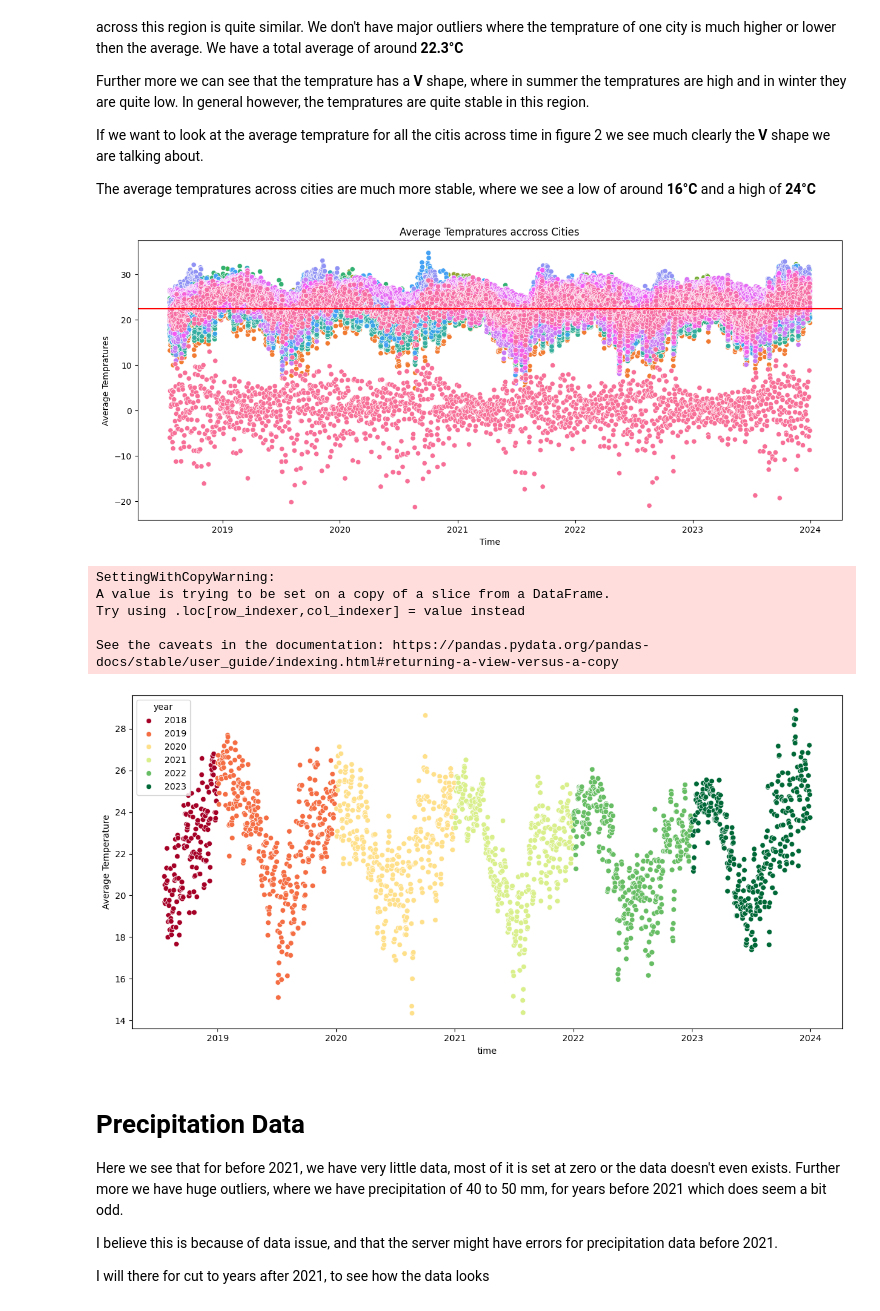
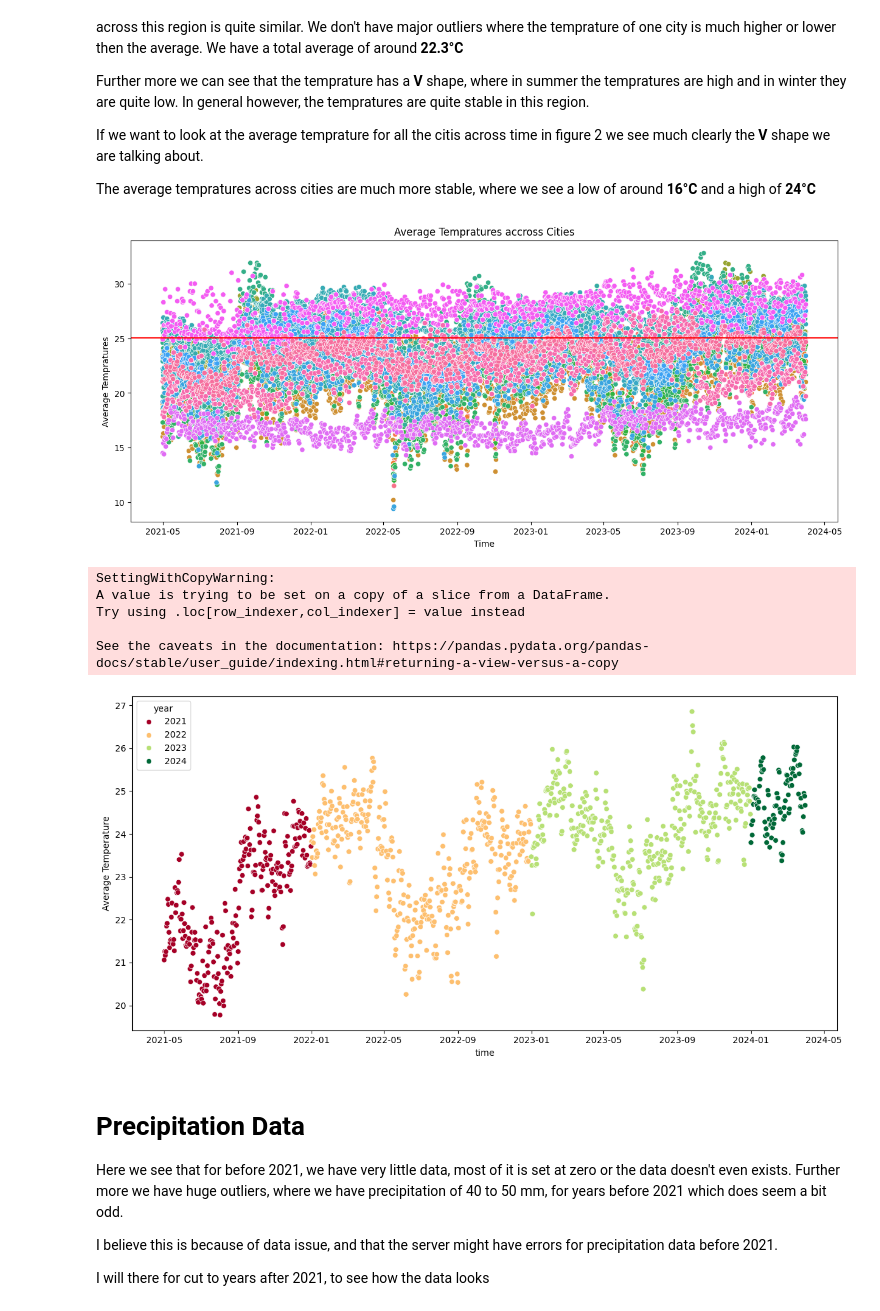
Before and after one commit to maseehfaizan/Project_code, a Jupyter notebook: Master.ipynb, the cells around one changed output. Cells and saved outputs as stored; diff of their text form; code cells hidden in the pictures.

```diff
--- a/Master.ipynb
+++ b/Master.ipynb
@@ -25,0 +27,5 @@ cities = pd.read_csv('./br.csv')
+# %%
+br_cities = pd.read_csv('./br.csv')
+co_cities = pd.read_csv('./co.csv')
+#Now I have cities where I have regions in Brazil and Colombia
+cities = pd.concat([br_cities,co_cities])
@@ -51,6 +74,8 @@ Minas Gerais     9
 Name: count, dtype: int64
 # %%
-regions = ['Minas Gerais','São Paulo','Bahia','Paraná','Espírito Santo']
+regions = ['Minas Gerais','São Paulo','Bahia','Antioquia','Hulia']
+#,'Tolima'
+#city = cities[cities['admin_name']=='Minas Gerais']
 city = cities[cities['admin_name'].isin(regions)]
 city.head()
 # %% [output]
@@ -65,8 +90,8 @@ city.head()
 
 I have daily weather data starting from **2019** unitl end of **2023** from the closest stations where data is available in these regions/citites.
 # %%
-start = datetime(2018, 1, 1)
-end = datetime(2023, 12, 31)
+start = datetime(2021, 5, 1)
+end = datetime(2024, 3, 31)
 #empty dataframe
 wdata = pd.DataFrame()
 ix = 0
@@ -104,7 +129,6 @@ for i in city['city']:
 
 wdata = wdata.drop_duplicates(subset='time')
 # So when we divide the data later both have the dates
-wdata = wdata.set_index('time')
 # %% [markdown]
 ### Saving a copy of the file, just in case the servers aren't functionning
 # %%
@@ -122,7 +147,8 @@ tavg_columns = [col for col in wdata.columns if col.startswith('tavg')]
 # Create a new DataFrame with these columns
 tavg_df = wdata[tavg_columns]
 tavg_df['Average Temperature'] = tavg_df.mean(axis=1, skipna=True)
-tavg_df['change in Temperature'] = tavg_df['Average Temperature'].pct_change()*100
+
+ext = tavg_df[tavg_df['Average Temperature']>= 24.5]
 # %% [output]
 SettingWithCopyWarning:
 A value is trying to be set on a copy of a slice from a DataFrame.
@@ -160,27 +192,27 @@ If we want to look at the average temprature for all the citis across time in fi
 The average tempratures across cities are much more stable, where we see a low of around **16°C** and a high of **24°C**
 # %%
 # Computing the temprature mean across cities and time.
-average_temp = tavg_df['Average Temperature'].mean()
+average_temp = ext['Average Temperature'].mean()
 
 #This changes the DataFrame from a wide format to a long format where each
 #row represents a single observation, making it easier to plot using functions that expect data in this format.
 df_melted = tavg_df.reset_index().melt(id_vars='time', var_name='variable', value_name='value')
 
 # Create a plot using Seaborn
 plt.figure(figsize=(15, 6))
 sns.scatterplot(data=df_melted, x='time', y='value', hue='variable',legend=False)
 
 
 # Adding labels and title
 plt.xlabel('Time')
 plt.ylabel('Average Tempratures')
 plt.title('Average Tempratures accross Cities')
 plt.axhline(y = average_temp,color='red')
 
 # Show the plot
 plt.show()
 # %% [output]
-[figure, old version]
+[figure, new version]
 # %%
 tavg_df.reset_index(inplace=True)
 tavg_df['year'] = tavg_df['time'].dt.year  # Extracting year from date
@@ -198,7 +230,7 @@ A value is trying to be set on a copy of a slice from a DataFrame.
 Try using .loc[row_indexer,col_indexer] = value instead
 
 See the caveats in the documentation: https://pandas.pydata.org/pandas-docs/stable/user_guide/indexing.html#returning-a-view-versus-a-copy
-[figure, old version]
+[figure, new version]
 # %% [markdown]
 # Precipitation Data
 
```
Also changed, not shown: parts of 32 cells of this notebook, 2 other files.
